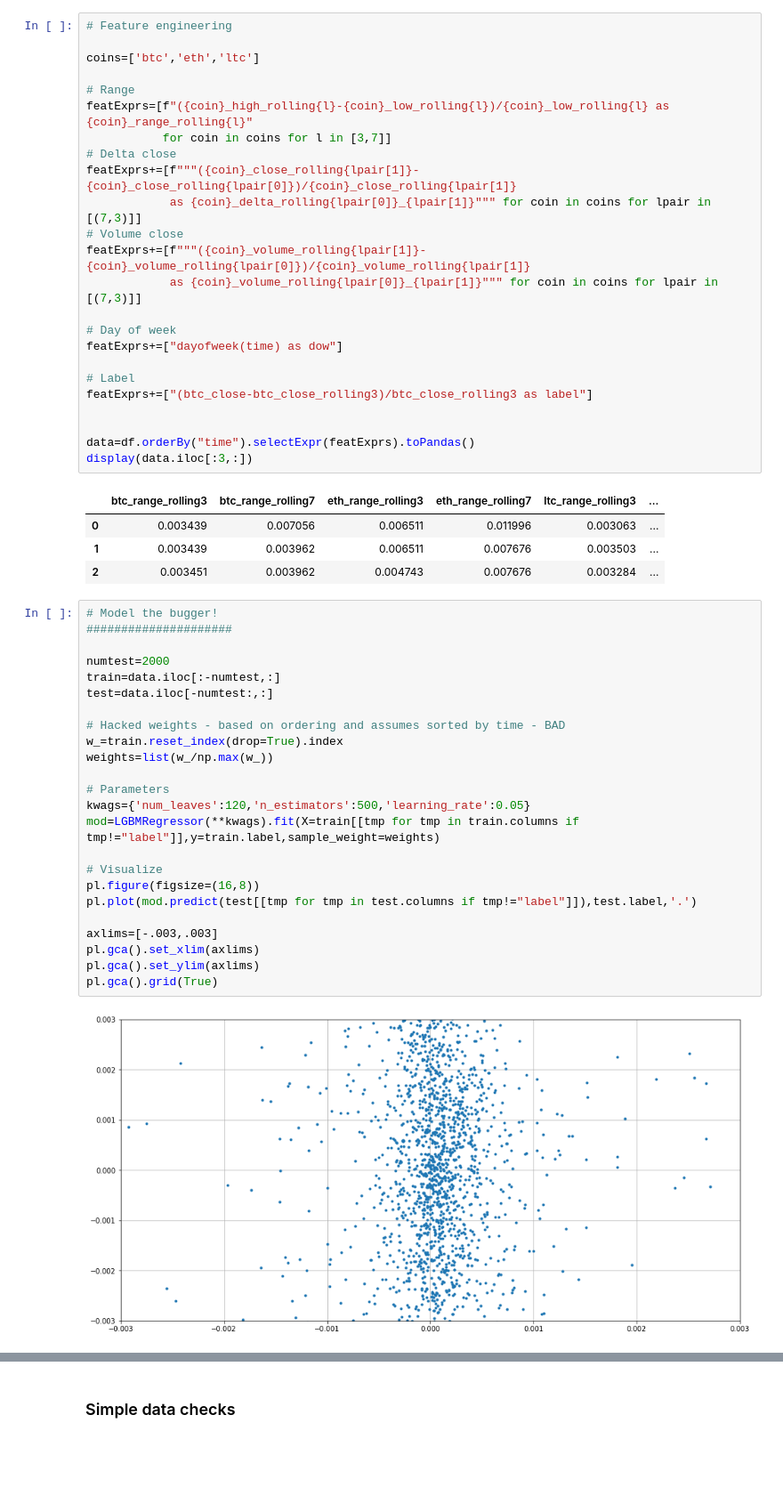
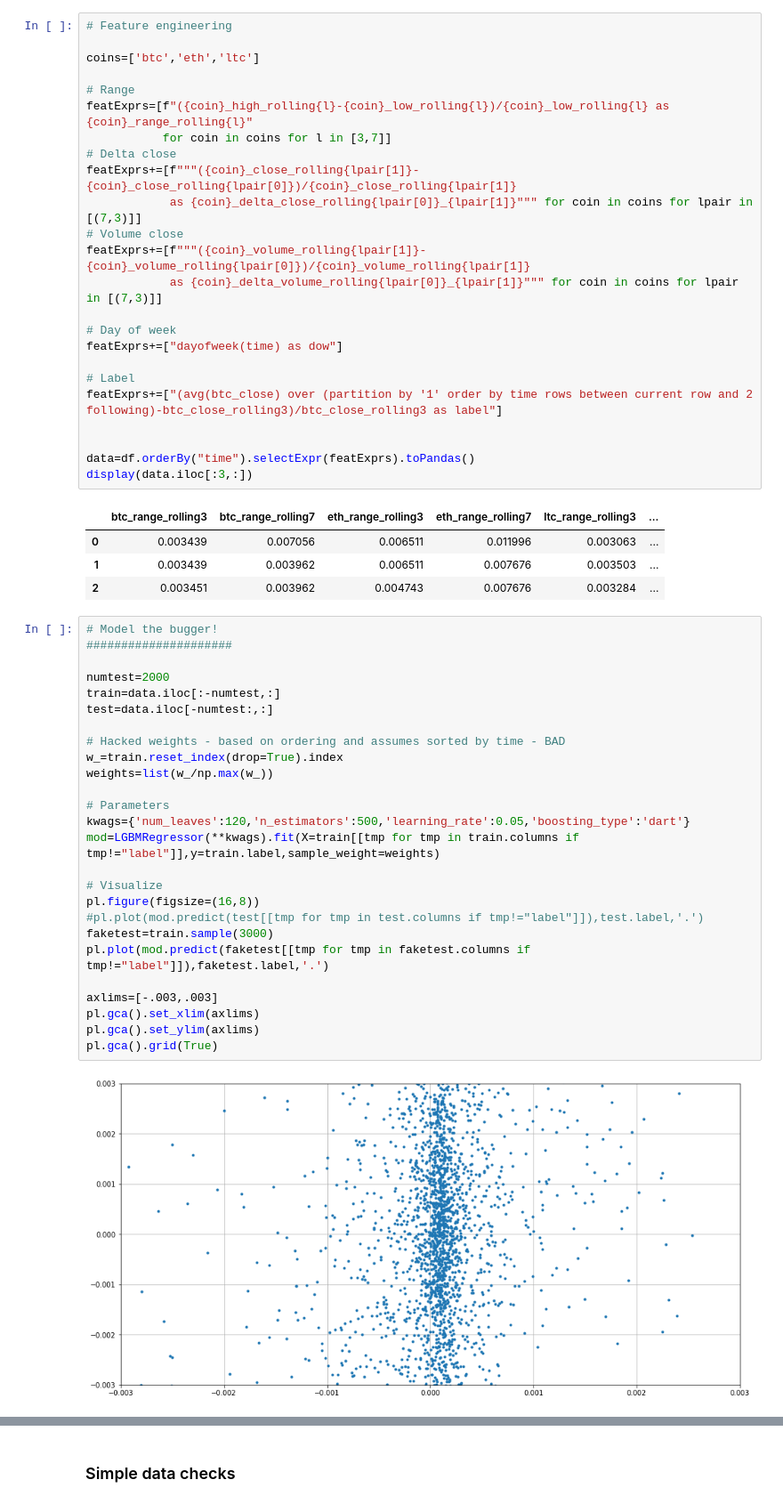
Before and after one commit to karipuf/crypto, a Jupyter notebook: Cryptooo.ipynb, the cells around one changed output, grey strips where cells are left out. Shown at 89% size. Drawn from its saved outputs; the diff is of its cells as text; blank space fills up the shorter version.

```diff
--- a/Cryptooo.ipynb
+++ b/Cryptooo.ipynb
@@ -97,16 +120,16 @@ featExprs=[f"({coin}_high_rolling{l}-{coin}_low_rolling{l})/{coin}_low_rolling{l
            for coin in coins for l in [3,7]]
 # Delta close
 featExprs+=[f"""({coin}_close_rolling{lpair[1]}-{coin}_close_rolling{lpair[0]})/{coin}_close_rolling{lpair[1]}
-            as {coin}_delta_rolling{lpair[0]}_{lpair[1]}""" for coin in coins for lpair in [(7,3)]]
+            as {coin}_delta_close_rolling{lpair[0]}_{lpair[1]}""" for coin in coins for lpair in [(7,3)]]
 # Volume close
 featExprs+=[f"""({coin}_volume_rolling{lpair[1]}-{coin}_volume_rolling{lpair[0]})/{coin}_volume_rolling{lpair[1]}
-            as {coin}_volume_rolling{lpair[0]}_{lpair[1]}""" for coin in coins for lpair in [(7,3)]]
+            as {coin}_delta_volume_rolling{lpair[0]}_{lpair[1]}""" for coin in coins for lpair in [(7,3)]]
 
 # Day of week
 featExprs+=["dayofweek(time) as dow"]
 
 # Label
-featExprs+=["(btc_close-btc_close_rolling3)/btc_close_rolling3 as label"]
+featExprs+=["(avg(btc_close) over (partition by '1' order by time rows between current row and 2 following)-btc_close_rolling3)/btc_close_rolling3 as label"]
 
 
 data=df.orderBy("time").selectExpr(featExprs).toPandas()
@@ -119,29 +142,31 @@ display(data.iloc[:3,:])
 # %%
 # Model the bugger!
 #####################
 
 numtest=2000
 train=data.iloc[:-numtest,:]
 test=data.iloc[-numtest:,:]
 
 # Hacked weights - based on ordering and assumes sorted by time - BAD
 w_=train.reset_index(drop=True).index
 weights=list(w_/np.max(w_))
 
 # Parameters
-kwags={'num_leaves':120,'n_estimators':500,'learning_rate':0.05}
+kwags={'num_leaves':120,'n_estimators':500,'learning_rate':0.05,'boosting_type':'dart'}
 mod=LGBMRegressor(**kwags).fit(X=train[[tmp for tmp in train.columns if tmp!="label"]],y=train.label,sample_weight=weights)
 
 # Visualize
 pl.figure(figsize=(16,8))
-pl.plot(mod.predict(test[[tmp for tmp in test.columns if tmp!="label"]]),test.label,'.')
+#pl.plot(mod.predict(test[[tmp for tmp in test.columns if tmp!="label"]]),test.label,'.')
+faketest=train.sample(3000)
+pl.plot(mod.predict(faketest[[tmp for tmp in faketest.columns if tmp!="label"]]),faketest.label,'.')
 
 axlims=[-.003,.003]
 pl.gca().set_xlim(axlims)
 pl.gca().set_ylim(axlims)
 pl.gca().grid(True)
 # %% [output]
-[figure, old version]
+[figure, new version]
 # %%
 # Feature importances
 
```
Also changed, not shown: parts of 4 cells of this notebook.
